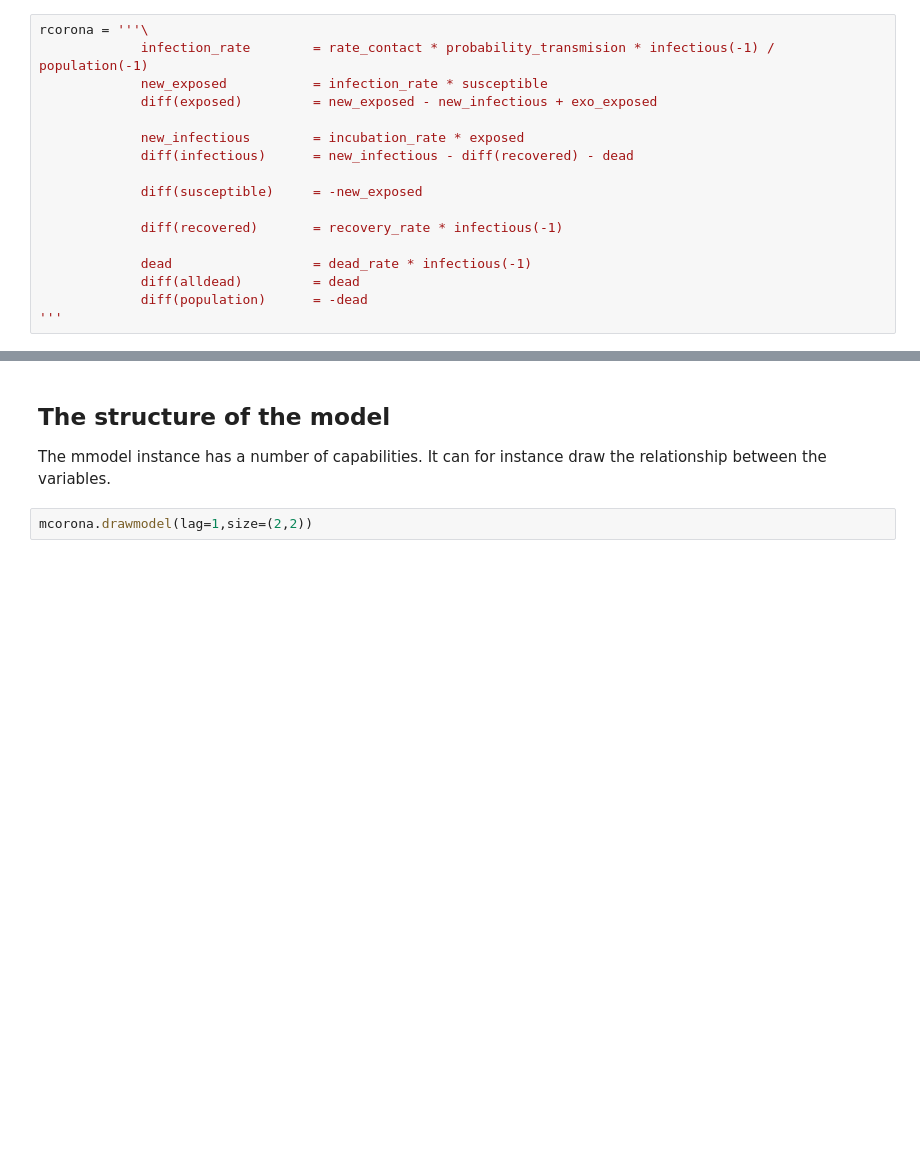
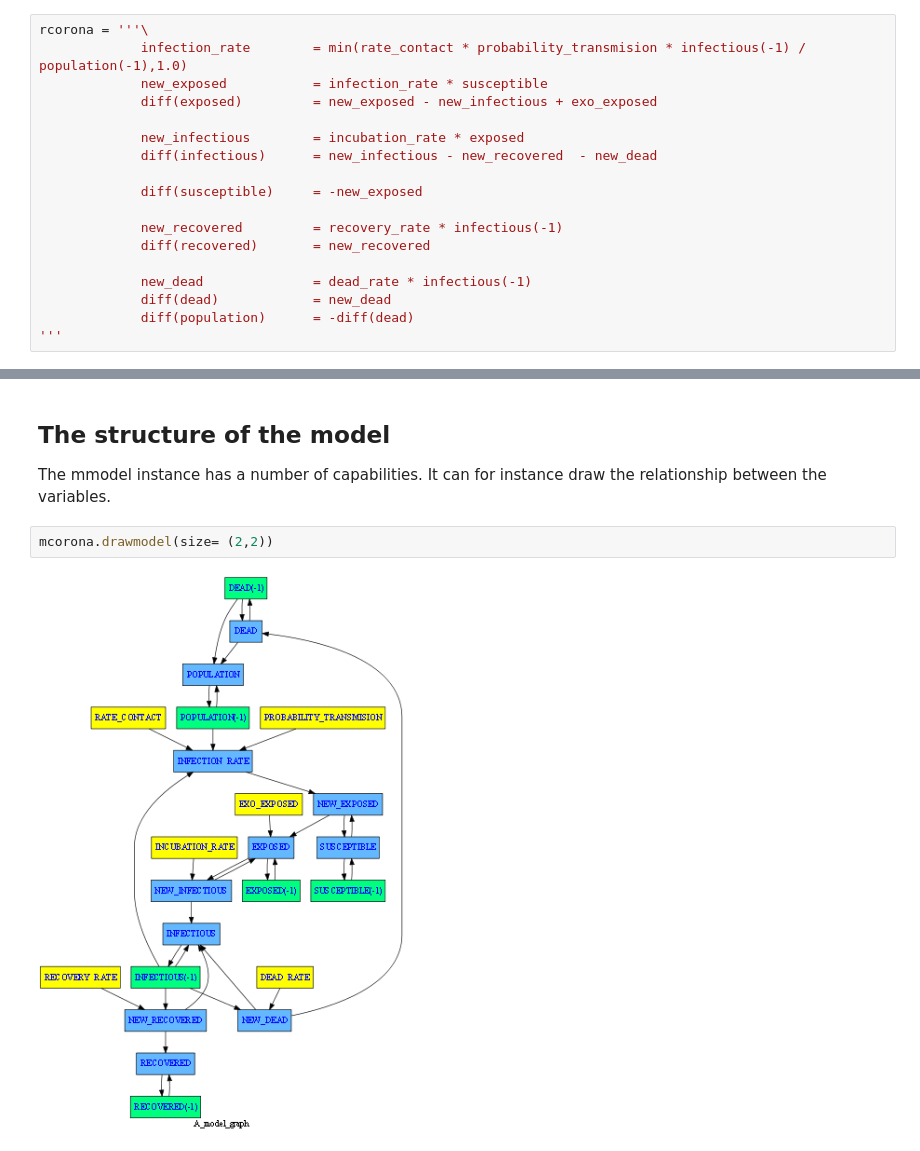
Before and after one commit to IbHansen/Modelflow_test, a Jupyter notebook: corona.ipynb, the cells around one changed output, grey strips where cells are left out. Cells and saved outputs as stored; diff of their text form; blank space fills up the shorter version.

```diff
--- a/corona.ipynb
+++ b/corona.ipynb
@@ -30,20 +35,21 @@ Some conventions:
  - diff means the change in variable from the day before
 # %%
 rcorona = '''\
-             infection_rate        = rate_contact * probability_transmision * infectious(-1) / population(-1)
+             infection_rate        = min(rate_contact * probability_transmision * infectious(-1) / population(-1),1.0)
              new_exposed           = infection_rate * susceptible
              diff(exposed)         = new_exposed - new_infectious + exo_exposed
 
              new_infectious        = incubation_rate * exposed
-             diff(infectious)      = new_infectious - diff(recovered) - dead
+             diff(infectious)      = new_infectious - new_recovered  - new_dead
 
              diff(susceptible)     = -new_exposed
 
-             diff(recovered)       = recovery_rate * infectious(-1)
+             new_recovered         = recovery_rate * infectious(-1)
+             diff(recovered)       = new_recovered
 
-             dead                  = dead_rate * infectious(-1)
-             diff(alldead)         = dead
-             diff(population)      = -dead
+             new_dead              = dead_rate * infectious(-1)
+             diff(dead)            = new_dead
+             diff(population)      = -diff(dead)
 '''
 # %% [markdown]
 # Create a model instance
@@ -90,4 +118,6 @@ display(cow)
 ## The structure of the model
 The mmodel instance has a number of capabilities. It can for instance draw the relationship between the variables.
 # %%
-mcorona.drawmodel(lag=1,size=(2,2))
+mcorona.drawmodel(size= (2,2))
+# %% [output]
+[figure, added]
```
Also changed, not shown: parts of 9 cells of this notebook, 2 other files.
